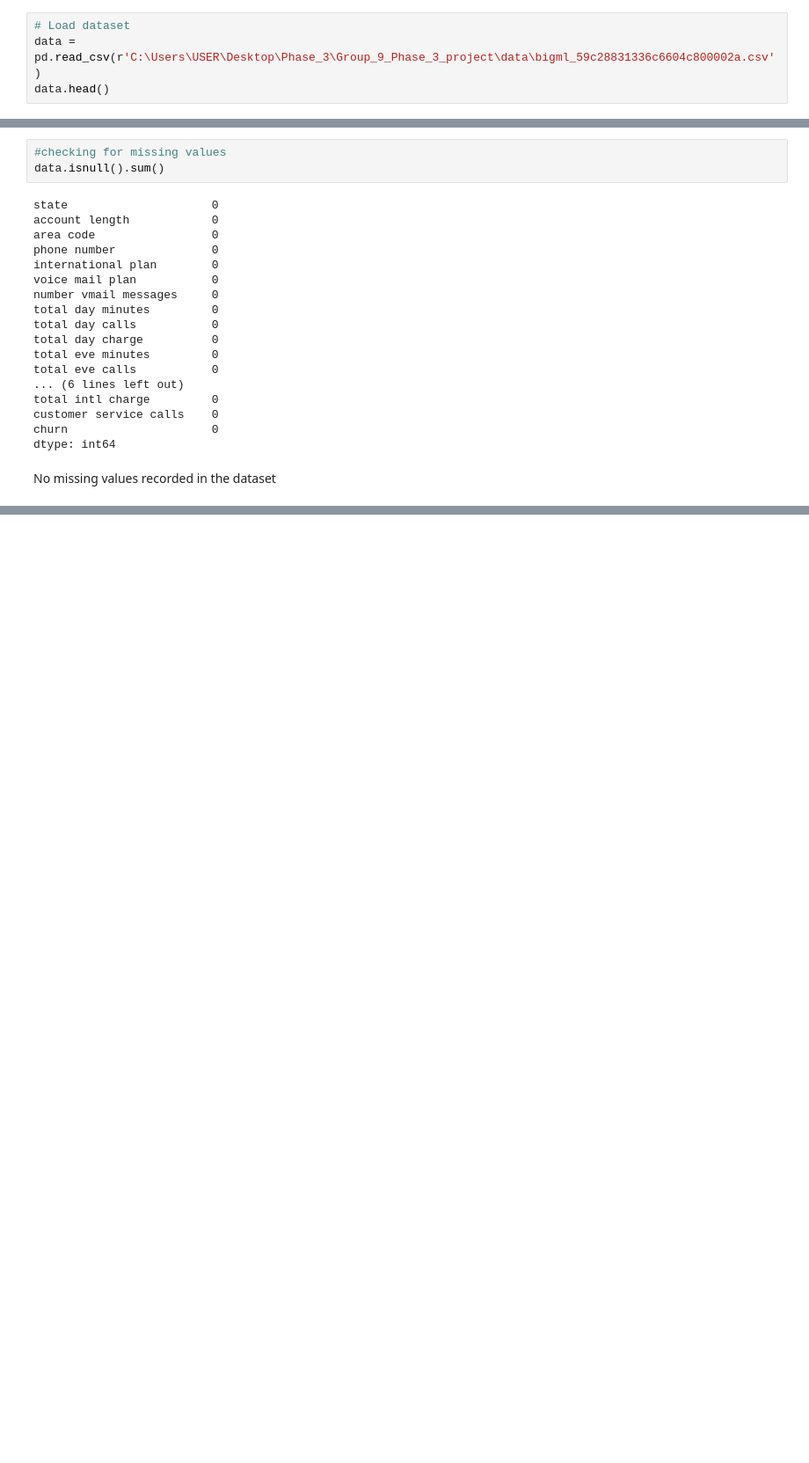
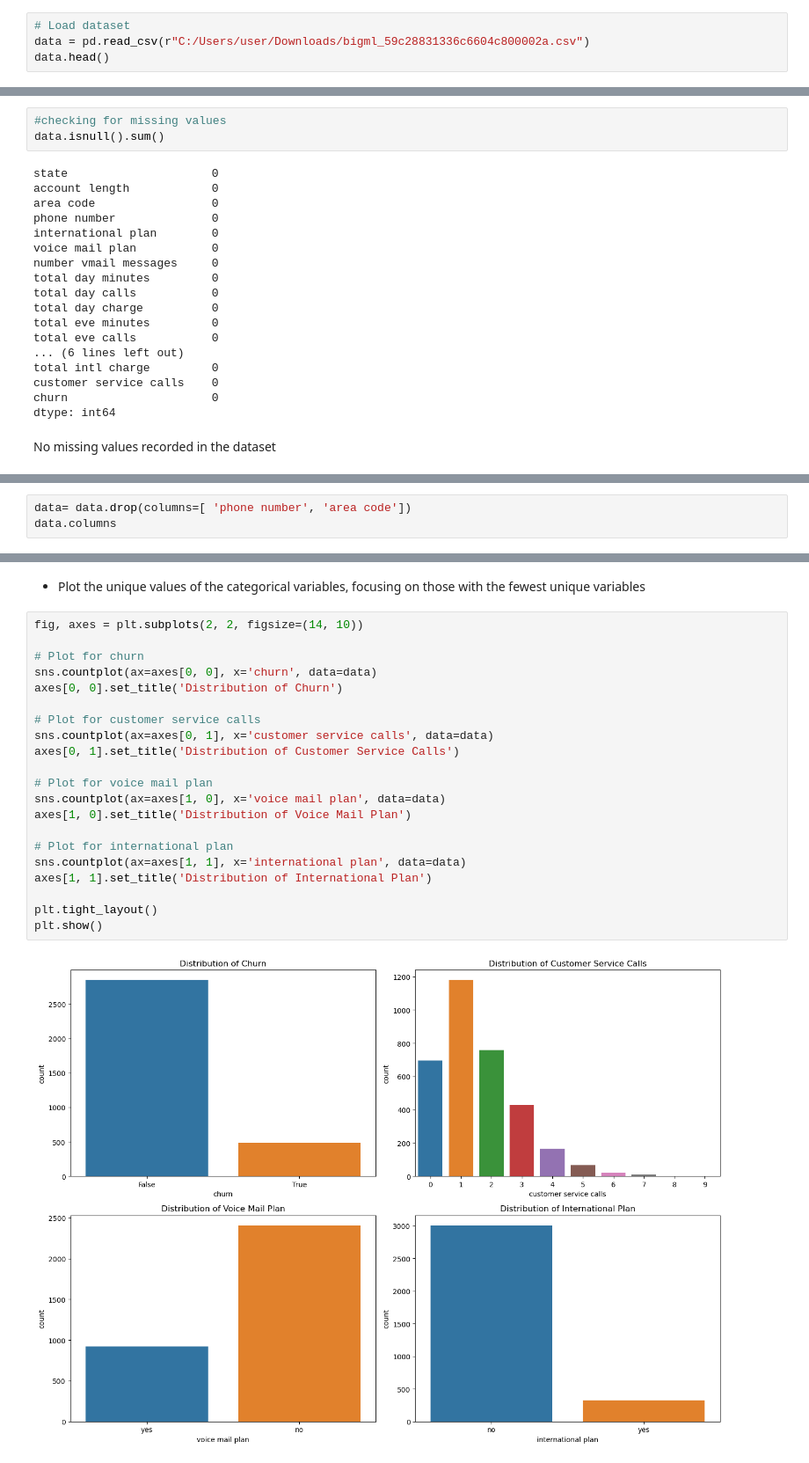
Before and after one commit to Limo-Vincent/Group_9_Phase_3_project, a Jupyter notebook: jupyter_notebook.ipynb, the cells around one changed output, grey strips where cells are left out. Shown: that part at 88% size. Cells and saved outputs as stored; diff of their text form; blank space fills up the shorter version.

```diff
--- a/jupyter_notebook.ipynb
+++ b/jupyter_notebook.ipynb
@@ -56,6 +57,6 @@ import matplotlib.pyplot as plt
 # %%
 # Load dataset
-data = pd.read_csv(r'C:\Users\USER\Desktop\Phase_3\Group_9_Phase_3_project\data\bigml_59c28831336c6604c800002a.csv')
+data = pd.read_csv(r"C:/Users/user/Downloads/bigml_59c28831336c6604c800002a.csv")
 data.head()
 # %% [output]
 |  | state | account length | area code | phone number | international plan | voice mail plan | ... |
@@ -159,0 +163,3 @@ Name: churn, dtype: float64
+# %%
+data= data.drop(columns=[ 'phone number', 'area code'])
+data.columns
@@ -159,0 +202,25 @@ Name: churn, dtype: float64
+# %% [markdown]
+* Plot the unique values of the categorical variables, focusing on those with the fewest unique variables
+# %%
+fig, axes = plt.subplots(2, 2, figsize=(14, 10))
+
+# Plot for churn
+sns.countplot(ax=axes[0, 0], x='churn', data=data)
+axes[0, 0].set_title('Distribution of Churn')
+
+# Plot for customer service calls
+sns.countplot(ax=axes[0, 1], x='customer service calls', data=data)
+axes[0, 1].set_title('Distribution of Customer Service Calls')
+
+# Plot for voice mail plan
+sns.countplot(ax=axes[1, 0], x='voice mail plan', data=data)
+axes[1, 0].set_title('Distribution of Voice Mail Plan')
+
+# Plot for international plan
+sns.countplot(ax=axes[1, 1], x='international plan', data=data)
+axes[1, 1].set_title('Distribution of International Plan')
+
+plt.tight_layout()
+plt.show()
+# %% [output]
+[figure, added]
```
Also changed, not shown: parts of 24 cells of this notebook.
